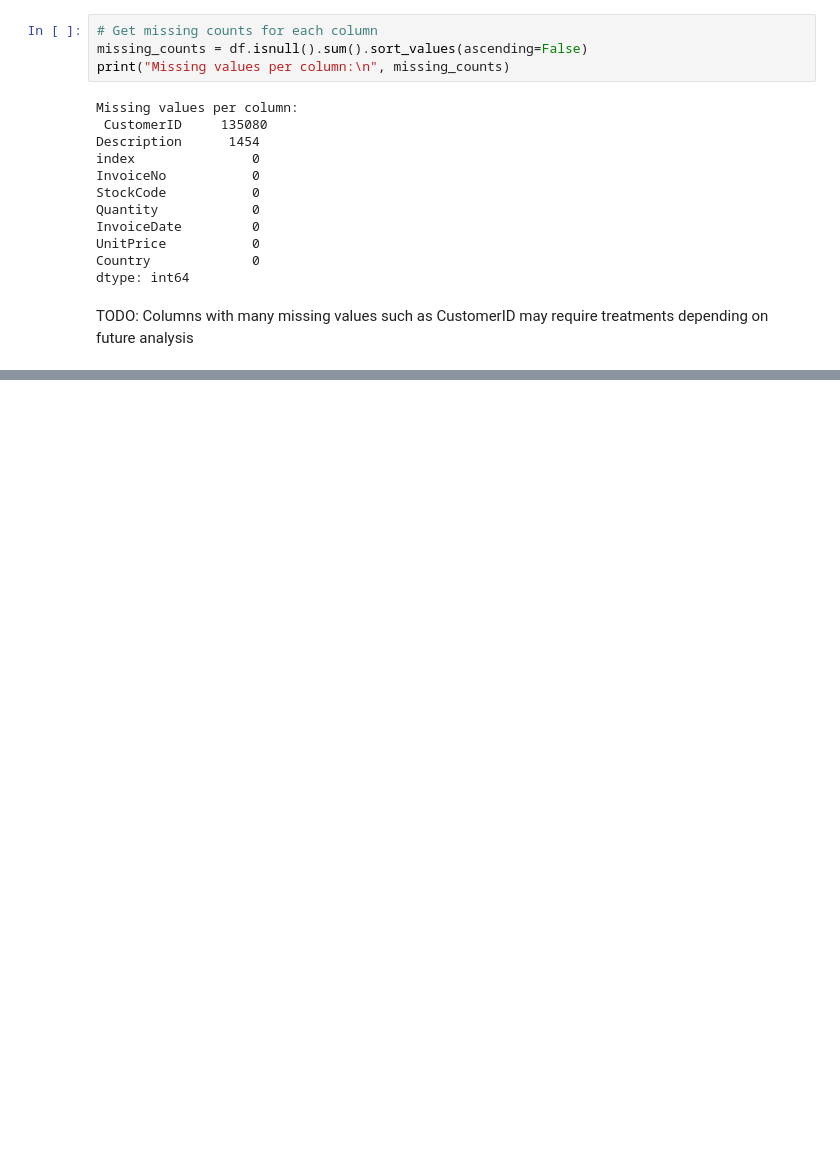
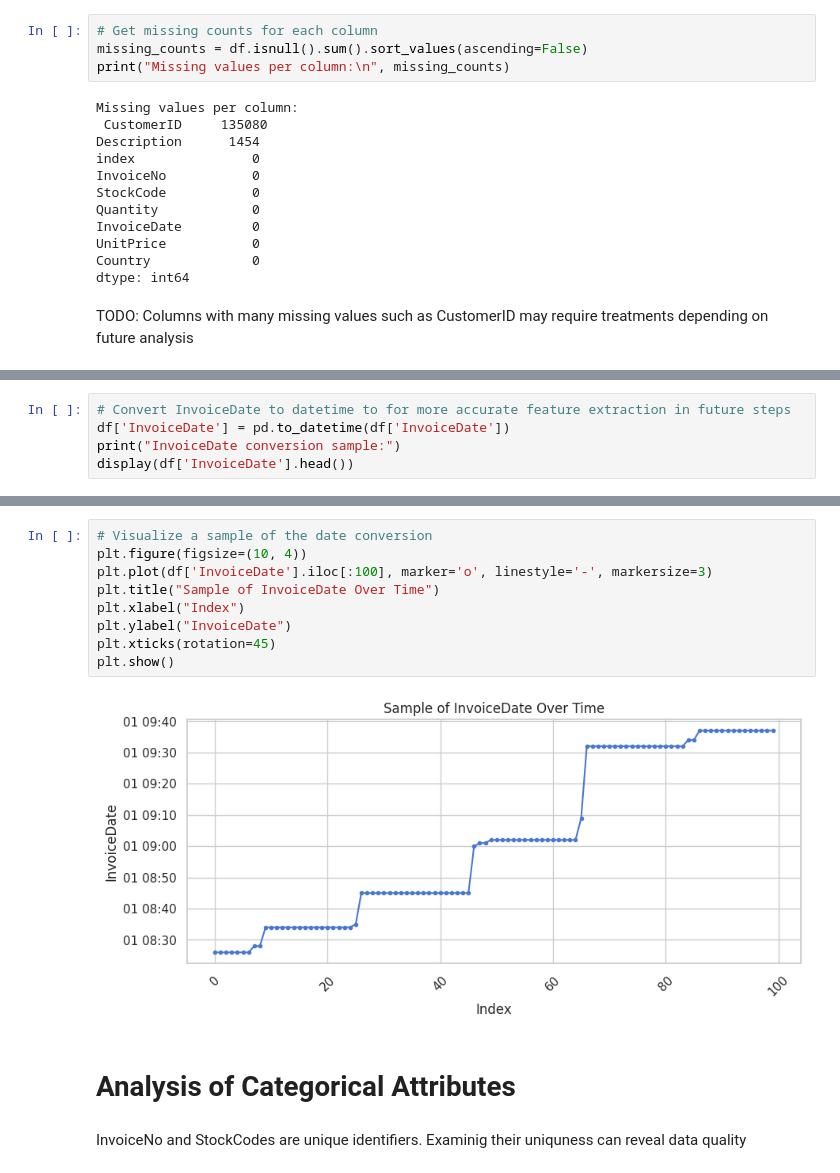
Before and after one commit to j2damax/principles-of-ds-cw02, a Jupyter notebook: nipunaluthge/Principles_of_DS_Group_Assignment_Nip.ipynb, the cells around one changed output, grey strips where cells are left out. Drawn from its saved outputs; the diff is of its cells as text; blank space fills up the shorter version.

Commit message:
added until catrgorical analysis

```diff
--- a/nipunaluthge/Principles_of_DS_Group_Assignment_Nip.ipynb
+++ b/nipunaluthge/Principles_of_DS_Group_Assignment_Nip.ipynb
@@ -95,0 +147,5 @@ TODO: Columns with many missing values such as CustomerID may require treatments
+# %%
+# Convert InvoiceDate to datetime to for more accurate feature extraction in future steps
+df['InvoiceDate'] = pd.to_datetime(df['InvoiceDate'])
+print("InvoiceDate conversion sample:")
+display(df['InvoiceDate'].head())
@@ -95,0 +161,15 @@ TODO: Columns with many missing values such as CustomerID may require treatments
+# %%
+# Visualize a sample of the date conversion
+plt.figure(figsize=(10, 4))
+plt.plot(df['InvoiceDate'].iloc[:100], marker='o', linestyle='-', markersize=3)
+plt.title("Sample of InvoiceDate Over Time")
+plt.xlabel("Index")
+plt.ylabel("InvoiceDate")
+plt.xticks(rotation=45)
+plt.show()
+# %% [output]
+[figure, added]
+# %% [markdown]
+# Analysis of Categorical Attributes
+# %% [markdown]
+InvoiceNo and StockCodes are unique identifiers. Examinig their uniquness can reveal data quality
```
Also changed, not shown: parts of 10 cells of this notebook.
